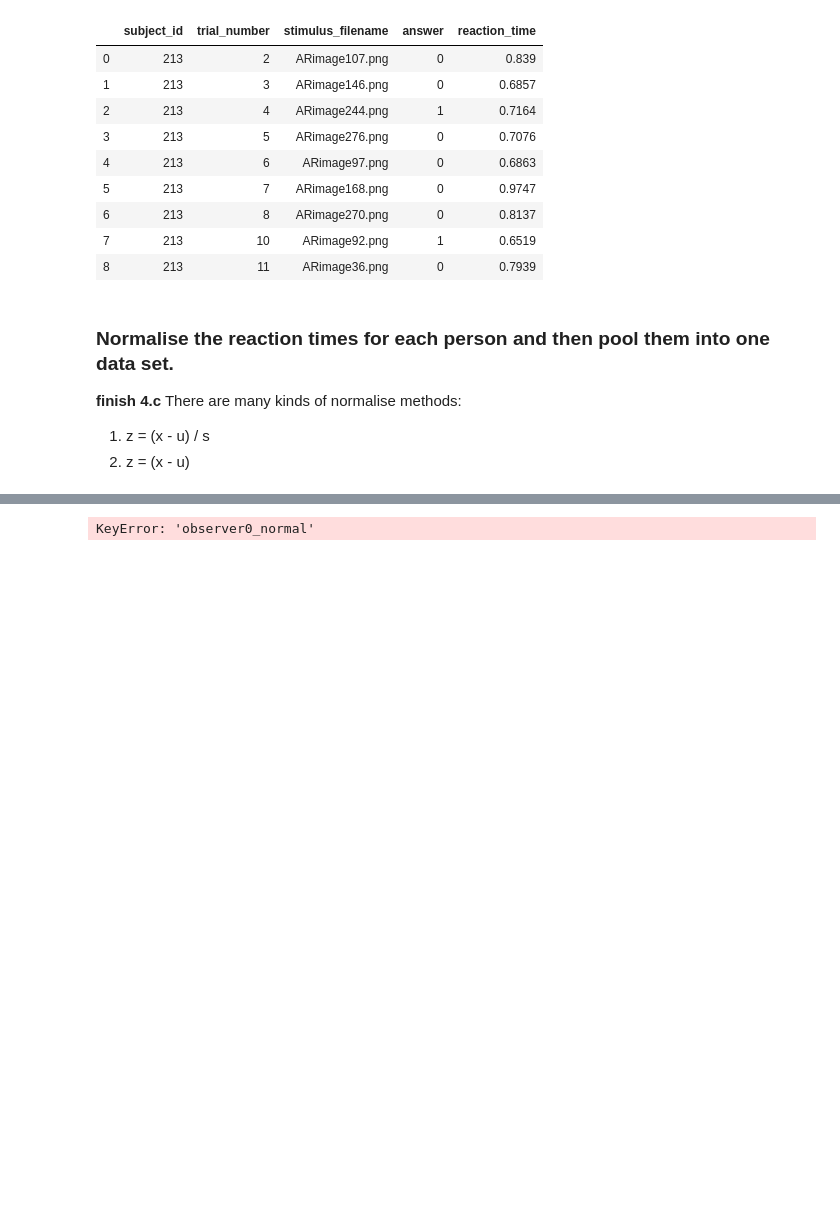
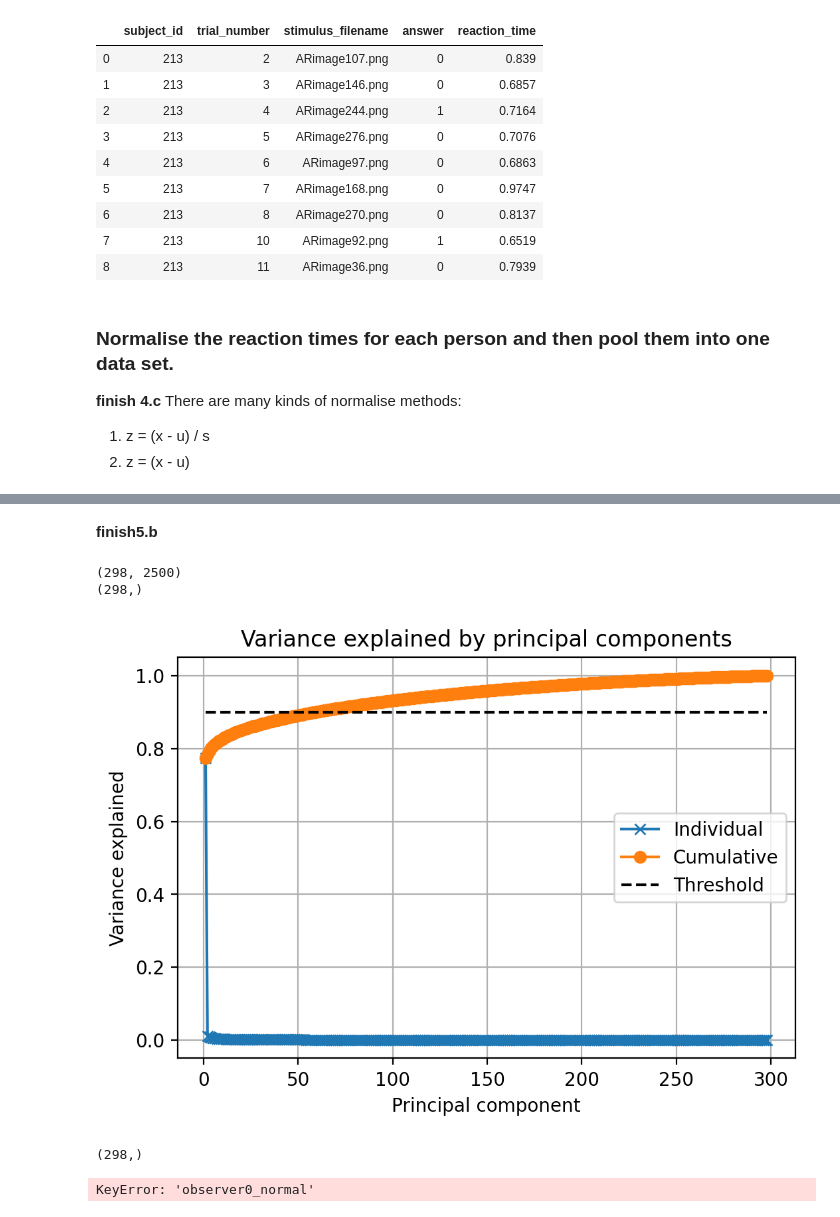
Before and after one commit to Francis-Buger/02458_project, a Jupyter notebook: cognitive_modeling.ipynb, the cells around one changed output, grey strips where cells are left out. Saved outputs shown, nothing was run; the diff lists cells and outputs as text; code cells hidden in the pictures; blank space fills up the shorter version.

```diff
--- a/cognitive_modeling.ipynb
+++ b/cognitive_modeling.ipynb
@@ -220,3 +226,72 @@ for file_name in os.listdir(image_path):
+# %% [markdown]
+**finish5.b**
+# %%
+import scipy
+import scipy.linalg as linalg
+import matplotlib.pyplot as plt
+
+
+# Obtain the PCA solution  by calculate the SVD of Y
+
+# sequence
+sequence_imgs = []
+for i in range(len(ori_imgs)):
+    sequence_imgs.append(ori_imgs[i].reshape(1,50*50))
+
+sequence_imgs = np.array(sequence_imgs)
+d_1,d_2,d_3 = sequence_imgs.shape
+sequence_imgs = np.reshape(sequence_imgs,(d_1,d_3))
+
+# print(ssequence_imgs.shape)
+
+U,S,V = linalg.svd(sequence_imgs,full_matrices=False)
+V = V.T
+# Compute variance explained by principal components
+rho = (S*S) / (S*S).sum()
+
+# plt.show(np.reshape(sequence_imgs[0]),(50,50))
+# print(sequence_imgs[0].shape)
+# cv2.imshow("11",V0)
+# cv2.waitKey(1)
+# Project data onto principal component space
+Z = sequence_imgs @ V[:,50]
+print("V.shape",V.shape)
+print("sequence_imgs.shape",sequence_imgs.shape)
+print("Z.shape",Z.shape)
+
+threshold = 0.9
+
+# Plot variance explained
+plt.figure()
+plt.plot(range(1,len(rho)+1),rho,'x-')                  # 绘制各在成分上投影的方差
+plt.plot(range(1,len(rho)+1),np.cumsum(rho),'o-')       # 绘制各成分累加的可解释变异或课解释方差
+plt.plot([1,len(rho)],[threshold, threshold],'k--')     # 绘制压缩要求阈值
+plt.title('Variance explained by principal components')
+plt.xlabel('Principal component')
+plt.ylabel('Variance explained')
+plt.legend(['Individual','Cumulative','Threshold'])
+plt.grid()
+plt.show()
+
+print(Z.shape)
+
+
+# # Plot PCA of the data
+# f = plt.figure()
+# plt.title('pixel vectors of handwr. digits projected on PCs')
+# n = [0,1,2,3]
+# for c in n:
+#     # select indices belonging to class c:
+#     class_mask = (y == c)
+#     plt.plot(Z[class_mask,0], Z[class_mask,1], 'o')
+# plt.legend("classNames")
+# plt.xlabel('PC1')
+# plt.ylabel('PC2')
+# %% [output]
+(298, 2500)
+(298,)
+[figure, added]
+(298,)
 # %%
 for c in result_dits:
   plt.subplot(1, 2, c+1)
```
Also changed, not shown: parts of 2 cells of this notebook, 1 other file.
